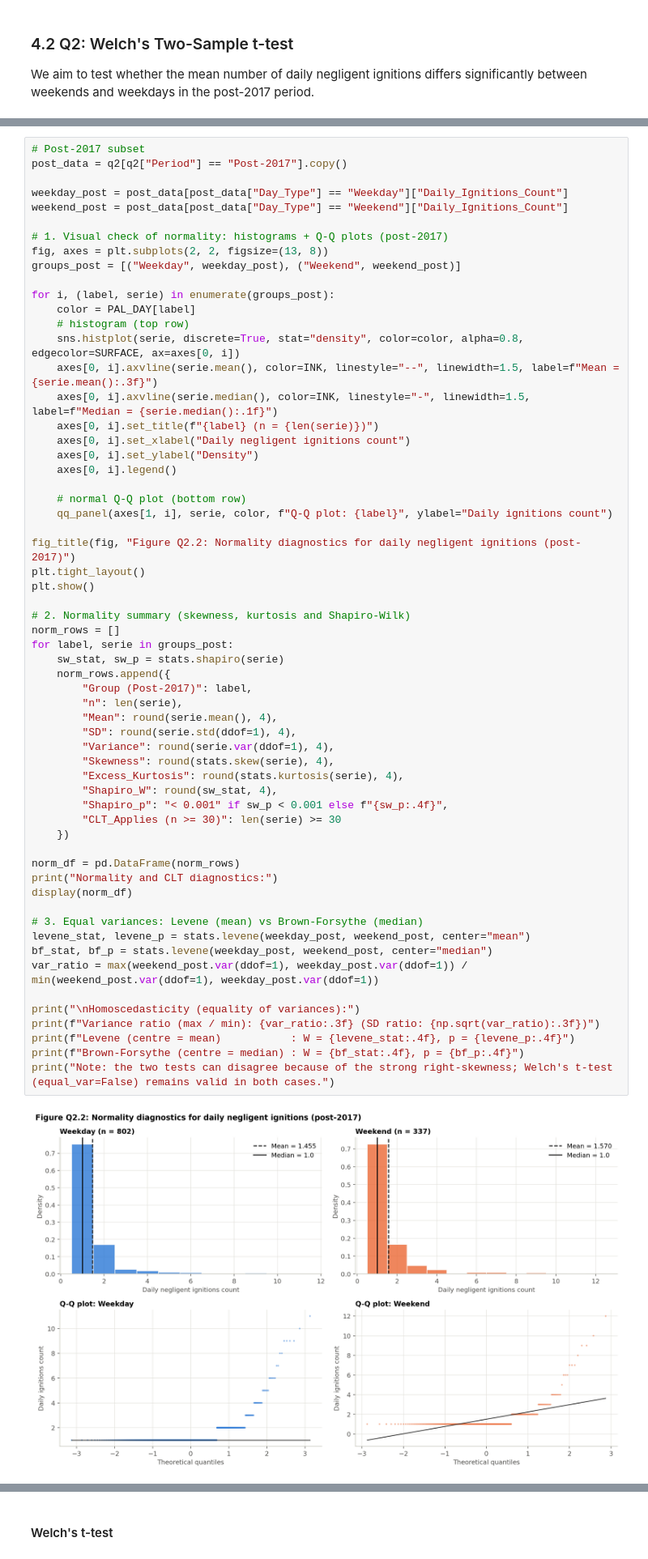
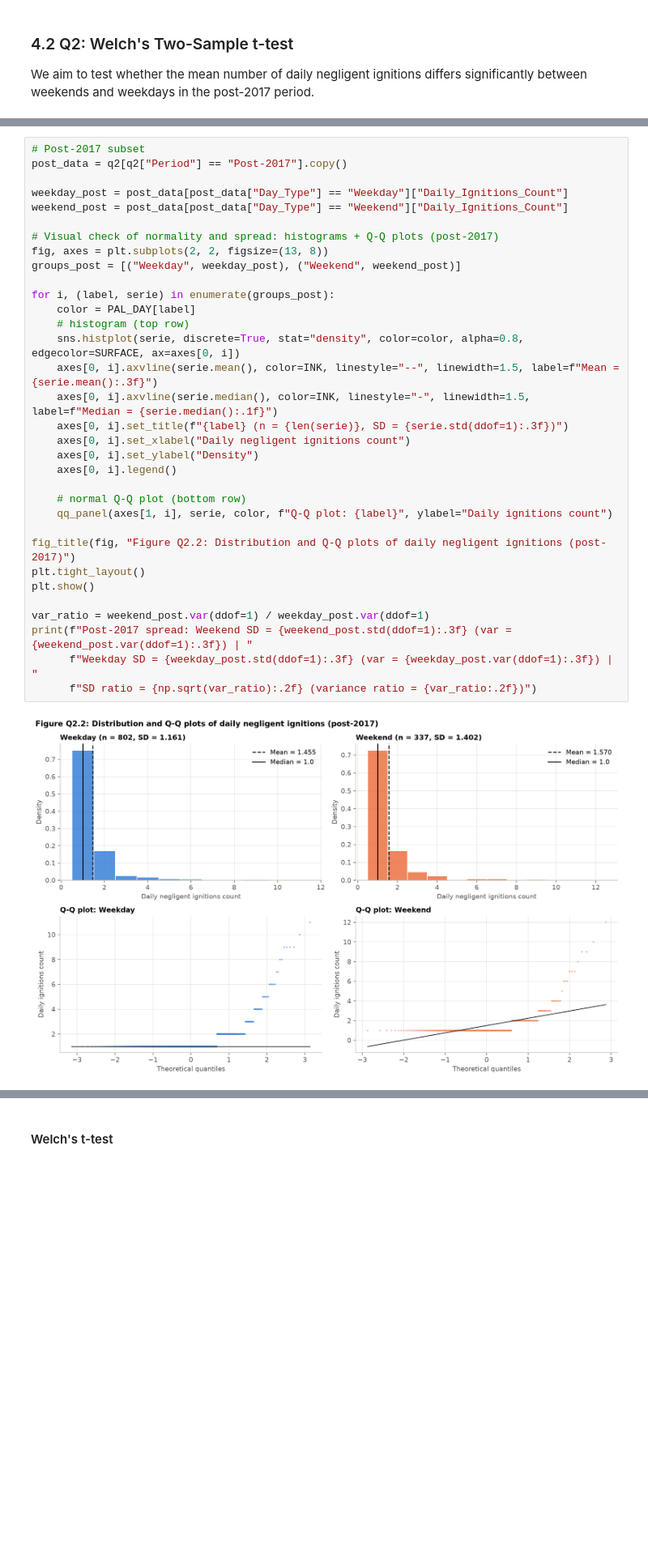
Before and after one commit to isabelamer/FCED_project, a Jupyter notebook: wildfires.ipynb, the cells around one changed output, grey strips where cells are left out. Shown at 81% size. Saved outputs shown, nothing was run; the diff lists cells and outputs as text; blank space fills up the shorter version.

```diff
--- a/wildfires.ipynb
+++ b/wildfires.ipynb
@@ -1127,62 +1149,35 @@ A two-sample $t$-test requires three conditions:
 # %%
 # Post-2017 subset
 post_data = q2[q2["Period"] == "Post-2017"].copy()
 
 weekday_post = post_data[post_data["Day_Type"] == "Weekday"]["Daily_Ignitions_Count"]
 weekend_post = post_data[post_data["Day_Type"] == "Weekend"]["Daily_Ignitions_Count"]
 
-# 1. Visual check of normality: histograms + Q-Q plots (post-2017)
+# Visual check of normality and spread: histograms + Q-Q plots (post-2017)
 fig, axes = plt.subplots(2, 2, figsize=(13, 8))
 groups_post = [("Weekday", weekday_post), ("Weekend", weekend_post)]
 
 for i, (label, serie) in enumerate(groups_post):
     color = PAL_DAY[label]
     # histogram (top row)
     sns.histplot(serie, discrete=True, stat="density", color=color, alpha=0.8, edgecolor=SURFACE, ax=axes[0, i])
     axes[0, i].axvline(serie.mean(), color=INK, linestyle="--", linewidth=1.5, label=f"Mean = {serie.mean():.3f}")
     axes[0, i].axvline(serie.median(), color=INK, linestyle="-", linewidth=1.5, label=f"Median = {serie.median():.1f}")
-    axes[0, i].set_title(f"{label} (n = {len(serie)})")
+    axes[0, i].set_title(f"{label} (n = {len(serie)}, SD = {serie.std(ddof=1):.3f})")
     axes[0, i].set_xlabel("Daily negligent ignitions count")
     axes[0, i].set_ylabel("Density")
     axes[0, i].legend()
 
     # normal Q-Q plot (bottom row)
     qq_panel(axes[1, i], serie, color, f"Q-Q plot: {label}", ylabel="Daily ignitions count")
 
-fig_title(fig, "Figure Q2.2: Normality diagnostics for daily negligent ignitions (post-2017)")
+fig_title(fig, "Figure Q2.2: Distribution and Q-Q plots of daily negligent ignitions (post-2017)")
 plt.tight_layout()
 plt.show()
 
-# 2. Normality summary (skewness, kurtosis and Shapiro-Wilk)
-norm_rows = []
-for label, serie in groups_post:
-    sw_stat, sw_p = stats.shapiro(serie)
-    norm_rows.append({
-        "Group (Post-2017)": label,
-        "n": len(serie),
-        "Mean": round(serie.mean(), 4),
-        "SD": round(serie.std(ddof=1), 4),
-        "Variance": round(serie.var(ddof=1), 4),
-        "Skewness": round(stats.skew(serie), 4),
-        "Excess_Kurtosis": round(stats.kurtosis(serie), 4),
-        "Shapiro_W": round(sw_stat, 4),
-        "Shapiro_p": "< 0.001" if sw_p < 0.001 else f"{sw_p:.4f}",
-        "CLT_Applies (n >= 30)": len(serie) >= 30
-    })
-
-norm_df = pd.DataFrame(norm_rows)
-print("Normality and CLT diagnostics:")
-display(norm_df)
-
-# 3. Equal variances: Levene (mean) vs Brown-Forsythe (median)
-levene_stat, levene_p = stats.levene(weekday_post, weekend_post, center="mean")
-bf_stat, bf_p = stats.levene(weekday_post, weekend_post, center="median")
-var_ratio = max(weekend_post.var(ddof=1), weekday_post.var(ddof=1)) / min(weekend_post.var(ddof=1), weekday_post.var(ddof=1))
-
-print("\nHomoscedasticity (equality of variances):")
-print(f"Variance ratio (max / min): {var_ratio:.3f} (SD ratio: {np.sqrt(var_ratio):.3f})")
-print(f"Levene (centre = mean)           : W = {levene_stat:.4f}, p = {levene_p:.4f}")
-print(f"Brown-Forsythe (centre = median) : W = {bf_stat:.4f}, p = {bf_p:.4f}")
-print("Note: the two tests can disagree because of the strong right-skewness; Welch's t-test (equal_var=False) remains valid in both cases.")
+var_ratio = weekend_post.var(ddof=1) / weekday_post.var(ddof=1)
+print(f"Post-2017 spread: Weekend SD = {weekend_post.std(ddof=1):.3f} (var = {weekend_post.var(ddof=1):.3f}) | "
+      f"Weekday SD = {weekday_post.std(ddof=1):.3f} (var = {weekday_post.var(ddof=1):.3f}) | "
+      f"SD ratio = {np.sqrt(var_ratio):.2f} (variance ratio = {var_ratio:.2f})")
 # %% [output]
-[figure, old version]
+[figure, new version]
```
Also changed, not shown: parts of 27 cells of this notebook, 7 other files.
